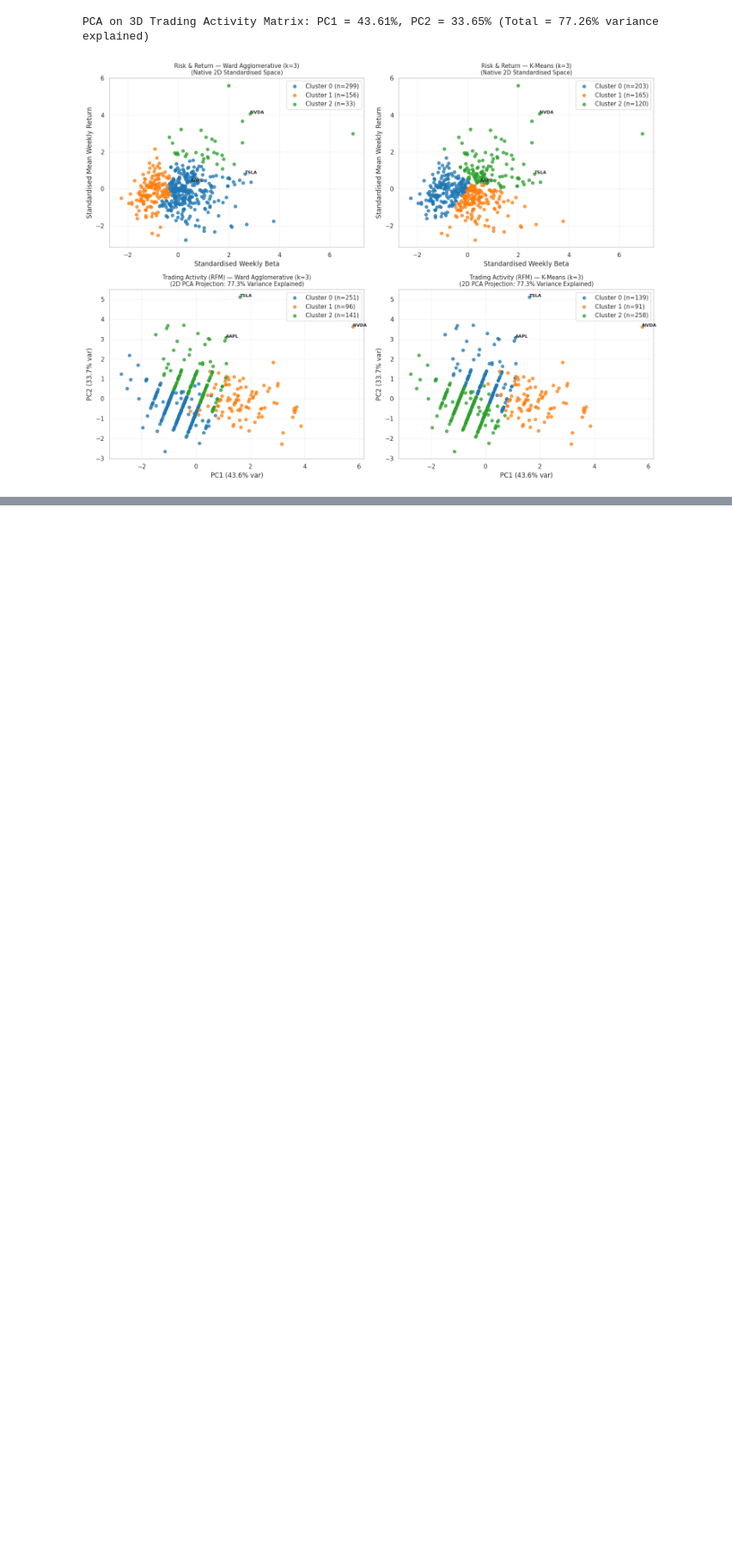
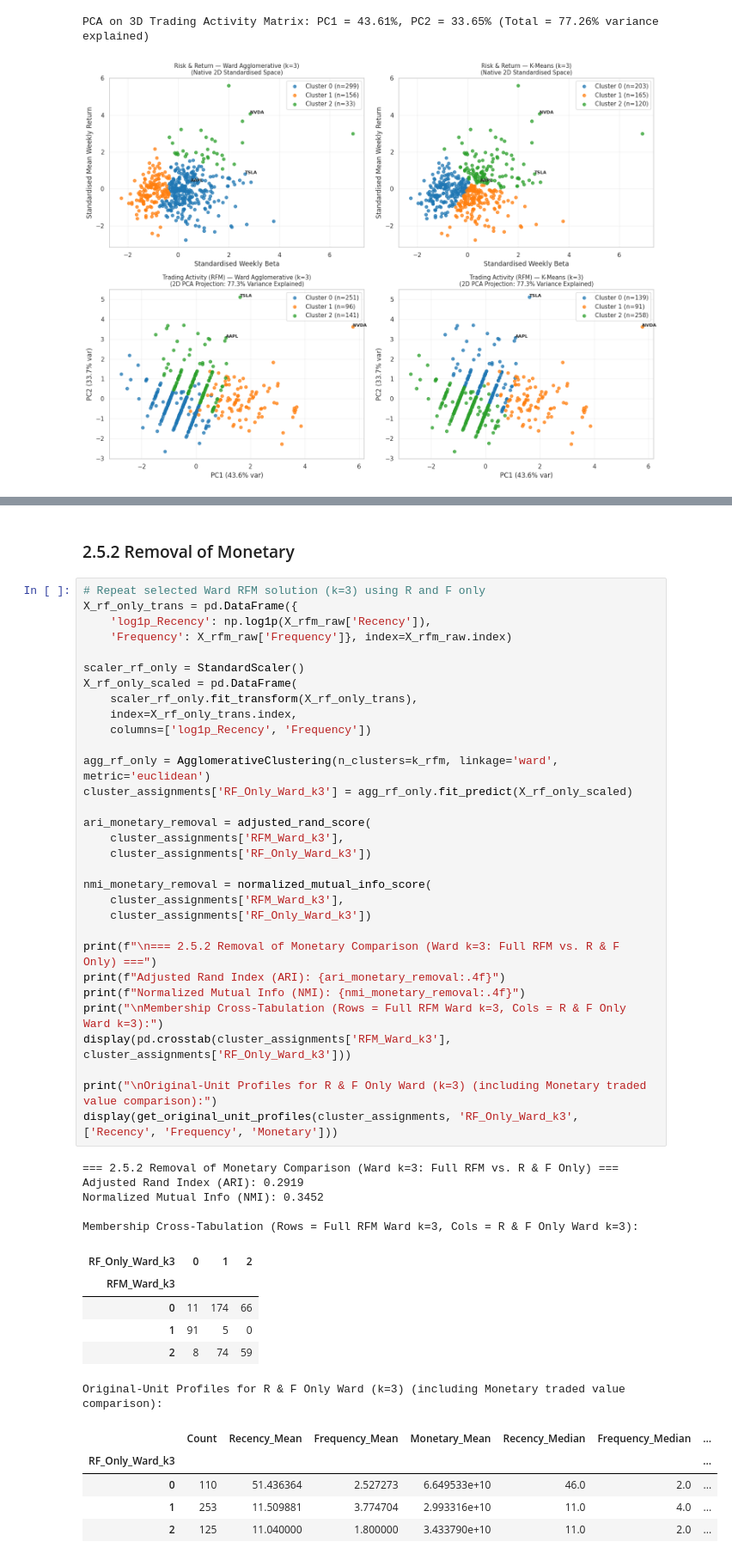
Before and after one commit to Govindu-Sathruwan/CRM-CM-CW1, a Jupyter notebook: CRM_&_CM_CW1.ipynb, the cells around one changed output, grey strips where cells are left out. Shown at 86% size. Drawn from its saved outputs; the diff is of its cells as text; blank space fills up the shorter version.

```diff
--- a/CRM_&_CM_CW1.ipynb
+++ b/CRM_&_CM_CW1.ipynb
@@ -1387,0 +1420,50 @@ PCA on 3D Trading Activity Matrix: PC1 = 43.61%, PC2 = 33.65% (Total = 77.26% va
+# %% [markdown]
+### 2.5.2 Removal of Monetary
+# %%
+# Repeat selected Ward RFM solution (k=3) using R and F only
+X_rf_only_trans = pd.DataFrame({
+    'log1p_Recency': np.log1p(X_rfm_raw['Recency']),
+    'Frequency': X_rfm_raw['Frequency']}, index=X_rfm_raw.index)
+
+scaler_rf_only = StandardScaler()
+X_rf_only_scaled = pd.DataFrame(
+    scaler_rf_only.fit_transform(X_rf_only_trans),
+    index=X_rf_only_trans.index,
+    columns=['log1p_Recency', 'Frequency'])
+
+agg_rf_only = AgglomerativeClustering(n_clusters=k_rfm, linkage='ward', metric='euclidean')
+cluster_assignments['RF_Only_Ward_k3'] = agg_rf_only.fit_predict(X_rf_only_scaled)
+
+ari_monetary_removal = adjusted_rand_score(
+    cluster_assignments['RFM_Ward_k3'],
+    cluster_assignments['RF_Only_Ward_k3'])
+
+nmi_monetary_removal = normalized_mutual_info_score(
+    cluster_assignments['RFM_Ward_k3'],
+    cluster_assignments['RF_Only_Ward_k3'])
+
+print(f"\n=== 2.5.2 Removal of Monetary Comparison (Ward k=3: Full RFM vs. R & F Only) ===")
+print(f"Adjusted Rand Index (ARI): {ari_monetary_removal:.4f}")
+print(f"Normalized Mutual Info (NMI): {nmi_monetary_removal:.4f}")
+print("\nMembership Cross-Tabulation (Rows = Full RFM Ward k=3, Cols = R & F Only Ward k=3):")
+display(pd.crosstab(cluster_assignments['RFM_Ward_k3'], cluster_assignments['RF_Only_Ward_k3']))
+
+print("\nOriginal-Unit Profiles for R & F Only Ward (k=3) (including Monetary traded value comparison):")
+display(get_original_unit_profiles(cluster_assignments, 'RF_Only_Ward_k3', ['Recency', 'Frequency', 'Monetary']))
+# %% [output]
+=== 2.5.2 Removal of Monetary Comparison (Ward k=3: Full RFM vs. R & F Only) ===
+Adjusted Rand Index (ARI): 0.2919
+Normalized Mutual Info (NMI): 0.3452
+
+Membership Cross-Tabulation (Rows = Full RFM Ward k=3, Cols = R & F Only Ward k=3):
+| RF_Only_Ward_k3 | 0 | 1 | 2 |
+| RFM_Ward_k3 |  |  |  |
+| 0 | 11 | 174 | 66 |
+| 1 | 91 | 5 | 0 |
+| 2 | 8 | 74 | 59 |
+Original-Unit Profiles for R & F Only Ward (k=3) (including Monetary traded value comparison):
+|  | Count | Recency_Mean | Frequency_Mean | Monetary_Mean | Recency_Median | Frequency_Median | ... |
+| RF_Only_Ward_k3 |  |  |  |  |  |  | ... |
+| 0 | 110 | 51.436364 | 2.527273 | 6.649533e+10 | 46.0 | 2.0 | ... |
+| 1 | 253 | 11.509881 | 3.774704 | 2.993316e+10 | 11.0 | 4.0 | ... |
+| 2 | 125 | 11.040000 | 1.800000 | 3.433790e+10 | 11.0 | 2.0 | ... |
```
Also changed, not shown: parts of 5 cells of this notebook.
